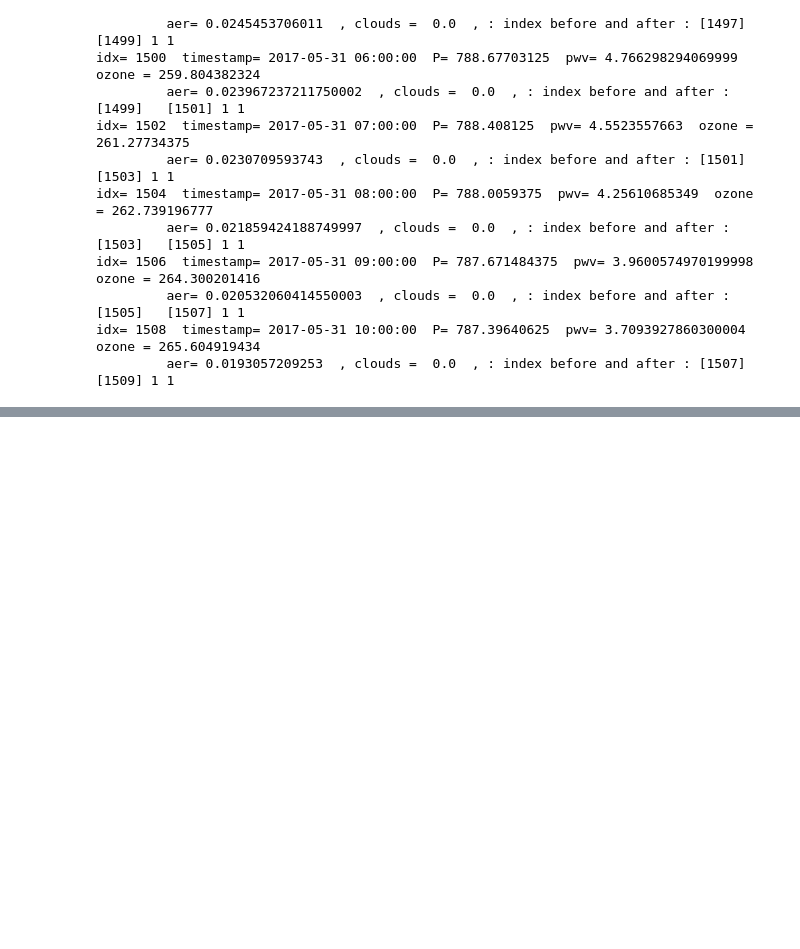
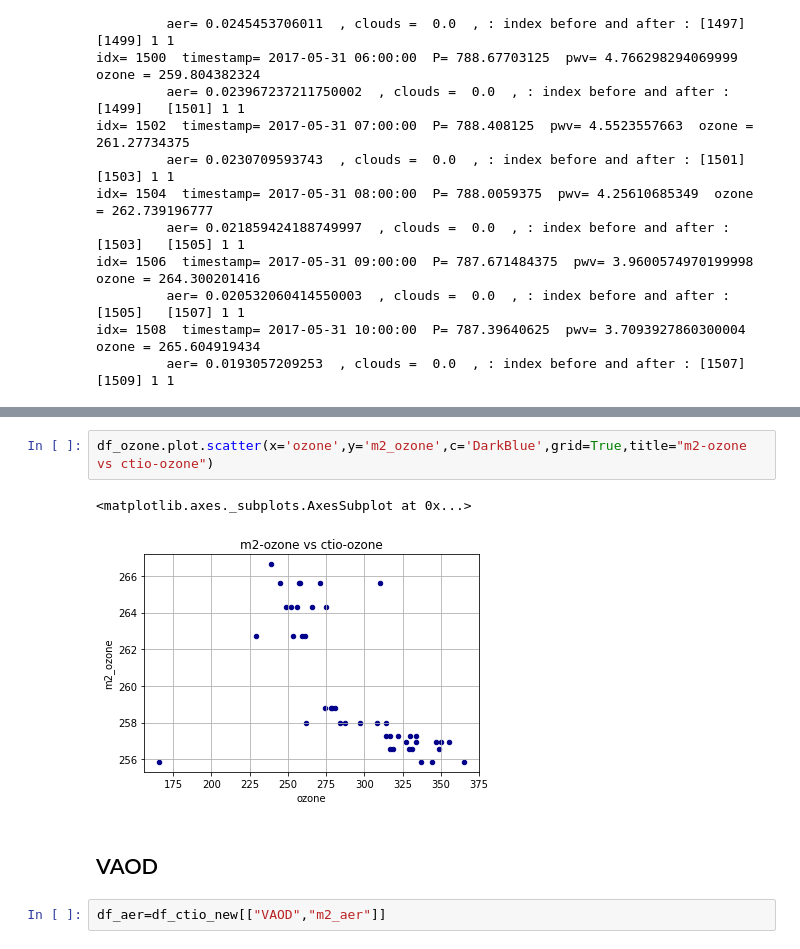
Before and after one commit to sylvielsstfr/GMAOMERRA2, a Jupyter notebook: atmparamcomp/CompareAtmParametersCTIO2017.ipynb, the cells around one changed output, grey strips where cells are left out. Saved outputs shown, nothing was run; the diff lists cells and outputs as text; blank space fills up the shorter version.

```diff
--- a/atmparamcomp/CompareAtmParametersCTIO2017.ipynb
+++ b/atmparamcomp/CompareAtmParametersCTIO2017.ipynb
@@ -274,0 +407,9 @@ for timestamp in all_datetime:
+# %%
+df_ozone.plot.scatter(x='ozone',y='m2_ozone',c='DarkBlue',grid=True,title="m2-ozone vs ctio-ozone")
+# %% [output]
+<matplotlib.axes._subplots.AxesSubplot at 0x...>
+[figure, added]
+# %% [markdown]
+## VAOD
+# %%
+df_aer=df_ctio_new[["VAOD","m2_aer"]]
```
Also changed, not shown: parts of 29 cells of this notebook.
